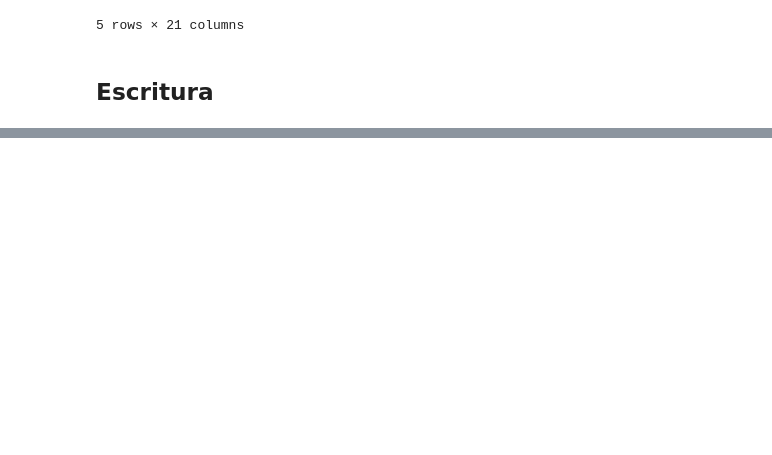
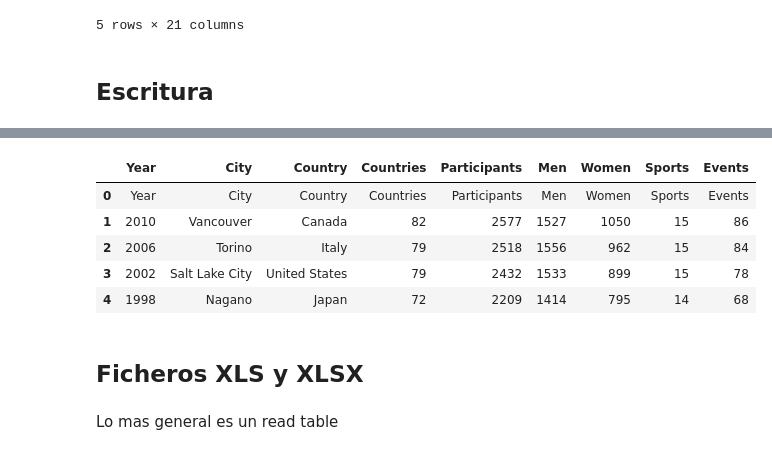
Before and after one commit to Manuelmontas02/python-ml-course, a Jupyter notebook: notebooks_propios/T1-1-Titanic.ipynb, the cells around one changed output, grey strips where cells are left out. Drawn from its saved outputs; the diff is of its cells as text; code cells hidden in the pictures; blank space fills up the shorter version.

```diff
--- a/notebooks_propios/T1-1-Titanic.ipynb
+++ b/notebooks_propios/T1-1-Titanic.ipynb
@@ -133,0 +147,2 @@ with open(infile,"r") as infile1:
+# %%
+olympics_url = "https://raw.githubusercontent.com/brandomr/olympics/refs/heads/master/winterolympics.csv"
@@ -133,0 +164,7 @@ with open(infile,"r") as infile1:
+# %%
+import urllib3
+http = urllib3.PoolManager()
+r = http.request('GET',olympics_url)
+r.status
+data = r.data
+data
@@ -133,0 +173,6 @@ with open(infile,"r") as infile1:
+# %%
+data = r.data.decode("utf-8")
+print(type(data))
+cols = data.split("\n")[0].split(",")
+n_cols = len(cols)
+cols
@@ -133,0 +190,5 @@ with open(infile,"r") as infile1:
+# %%
+main_dict = {}
+for col in cols:
+    main_dict[col] = []
+main_dict
@@ -133,0 +233,12 @@ with open(infile,"r") as infile1:
+# %%
+df3 = pd.DataFrame(main_dict)
+df3.head()
+# %% [output]
+|  | Year | City | Country | Countries | Participants | Men | Women | Sports | Events |
+| 0 | Year | City | Country | Countries | Participants | Men | Women | Sports | Events |
+| 1 | 2010 | Vancouver | Canada | 82 | 2577 | 1527 | 1050 | 15 | 86 |
+| 2 | 2006 | Torino | Italy | 79 | 2518 | 1556 | 962 | 15 | 84 |
+| 3 | 2002 | Salt Lake City | United States | 79 | 2432 | 1533 | 899 | 15 | 78 |
+| 4 | 1998 | Nagano | Japan | 72 | 2209 | 1414 | 795 | 14 | 68 |
+# %% [markdown]
+## Ficheros XLS y XLSX
@@ -133,0 +252,2 @@ with open(infile,"r") as infile1:
+# %% [markdown]
+Lo mas general es un read table
```
Also changed, not shown: parts of 18 cells of this notebook, 4 other files.
